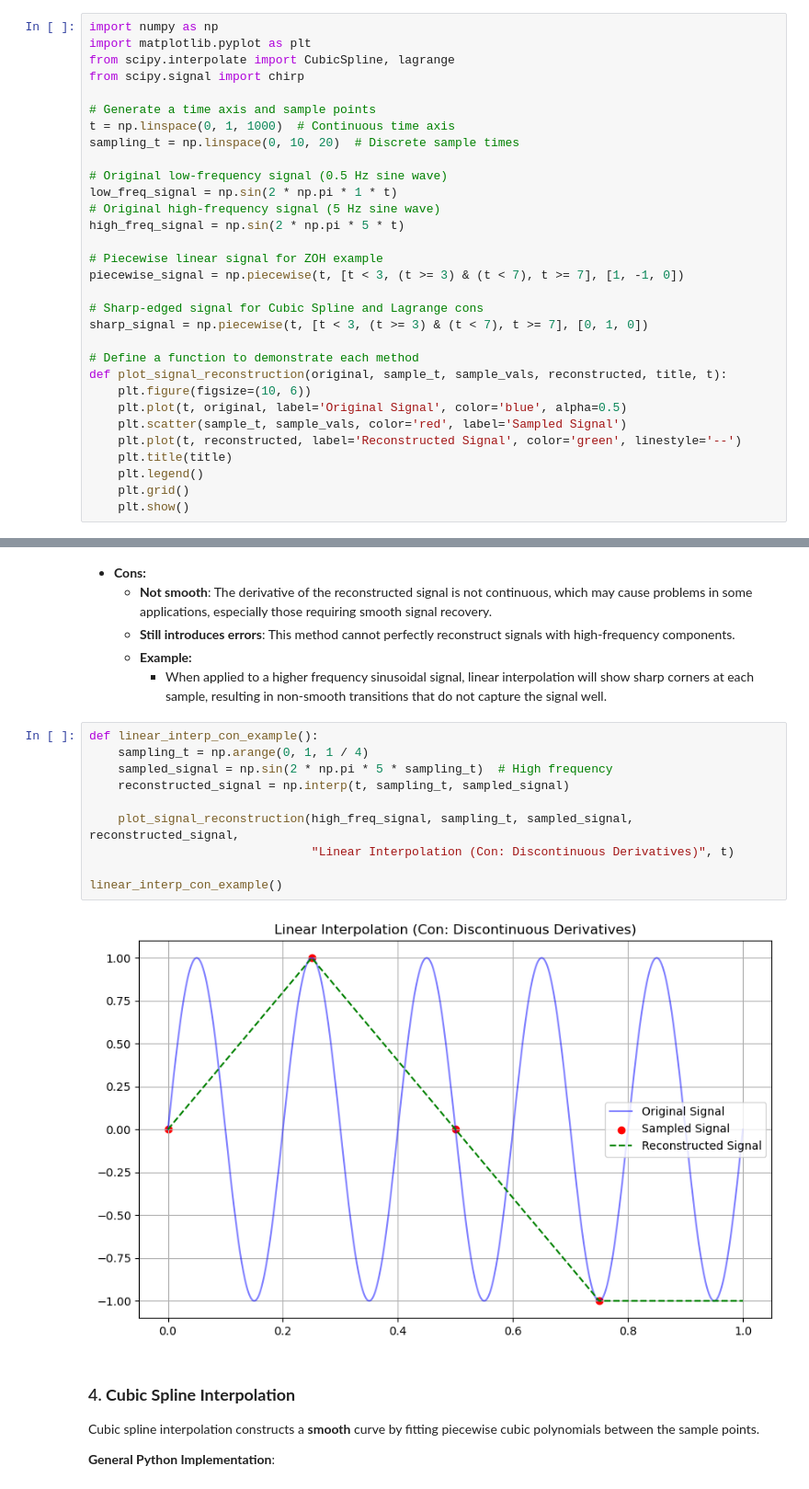
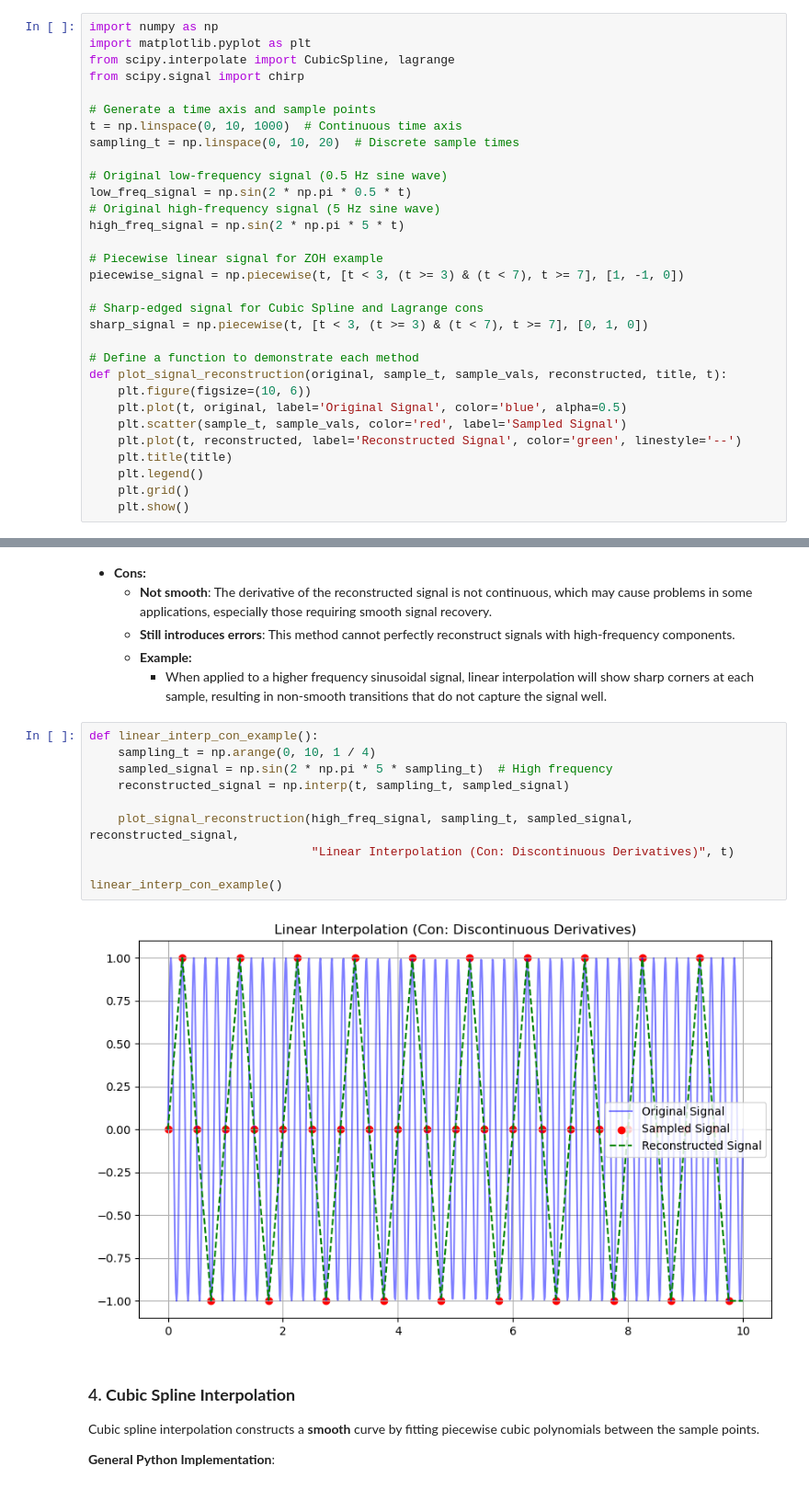
Before and after one commit to somaiaahmed/Sampling-Studio, a Jupyter notebook: signal reconstruction methods.ipynb, the cells around one changed output, grey strips where cells are left out. Shown at 92% size. Saved outputs shown, nothing was run; the diff lists cells and outputs as text.

Commit message:
returning back notebook plots

```diff
--- a/signal reconstruction methods.ipynb
+++ b/signal reconstruction methods.ipynb
@@ -7,11 +7,11 @@ from scipy.interpolate import CubicSpline, lagrange
 from scipy.signal import chirp
 
 # Generate a time axis and sample points
-t = np.linspace(0, 1, 1000)  # Continuous time axis
+t = np.linspace(0, 10, 1000)  # Continuous time axis
 sampling_t = np.linspace(0, 10, 20)  # Discrete sample times
 
 # Original low-frequency signal (0.5 Hz sine wave)
-low_freq_signal = np.sin(2 * np.pi * 1 * t)
+low_freq_signal = np.sin(2 * np.pi * 0.5 * t)
 # Original high-frequency signal (5 Hz sine wave)
 high_freq_signal = np.sin(2 * np.pi * 5 * t)
 
@@ -250,16 +244,16 @@ linear_interp_example()
         - When applied to a higher frequency sinusoidal signal, linear interpolation will show sharp corners at each sample, resulting in non-smooth transitions that do not capture the signal well.
 # %%
 def linear_interp_con_example():
-    sampling_t = np.arange(0, 1, 1 / 4)
+    sampling_t = np.arange(0, 10, 1 / 4)
     sampled_signal = np.sin(2 * np.pi * 5 * sampling_t)  # High frequency
     reconstructed_signal = np.interp(t, sampling_t, sampled_signal)
 
     plot_signal_reconstruction(high_freq_signal, sampling_t, sampled_signal, reconstructed_signal,
                                "Linear Interpolation (Con: Discontinuous Derivatives)", t)
 
 linear_interp_con_example()
 # %% [output]
-[figure, old version]
+[figure, new version]
 # %% [markdown]
 ### 4. **Cubic Spline Interpolation**
 Cubic spline interpolation constructs a **smooth** curve by fitting piecewise cubic polynomials between the sample points.
```
Also changed, not shown: parts of 14 cells of this notebook.
